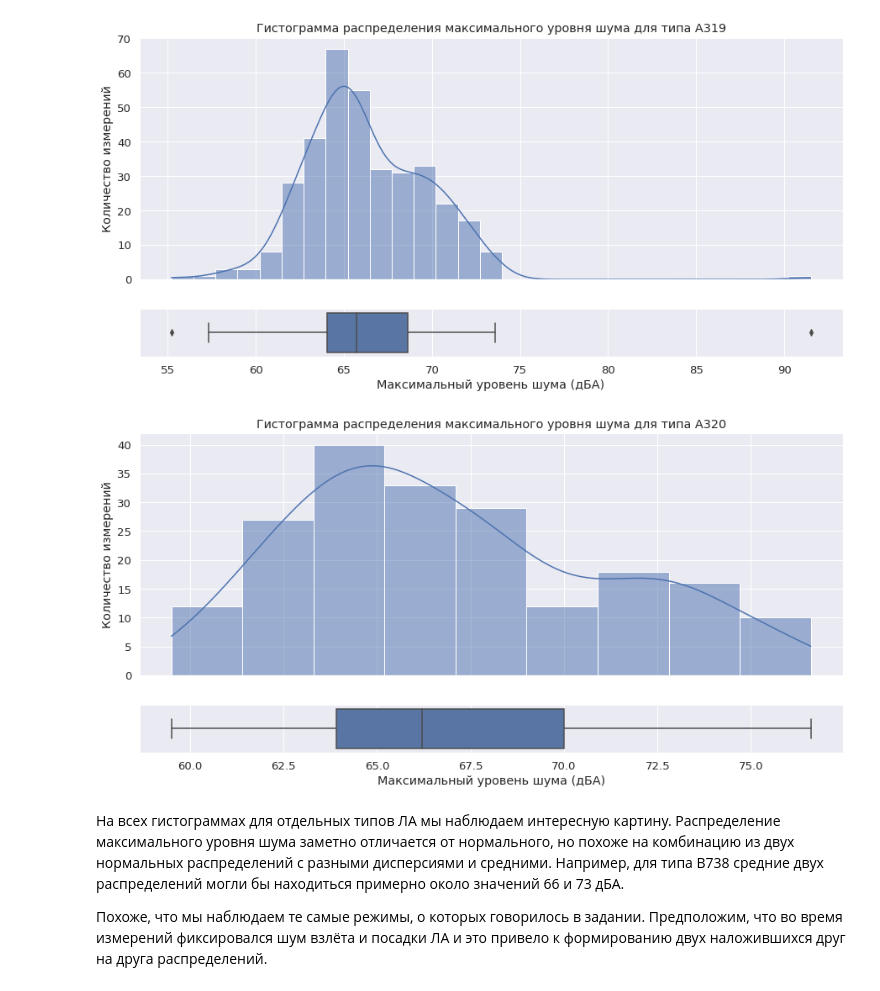
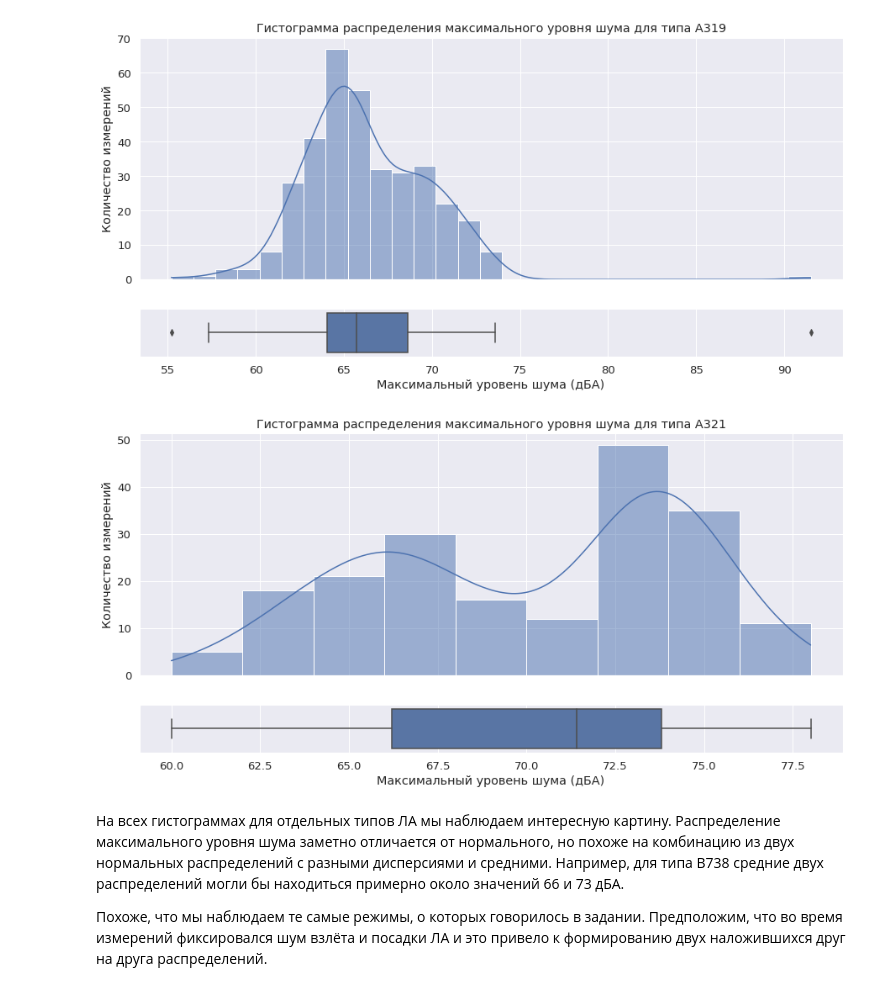
Before and after one commit to onixlas/DS_portfolio, a Jupyter notebook: DA_test_aircraft/test_aircraft_noise.ipynb, the cells around one changed output. Saved outputs shown, nothing was run; the diff lists cells and outputs as text; code cells hidden in the pictures.

```diff
--- a/DA_test_aircraft/test_aircraft_noise.ipynb
+++ b/DA_test_aircraft/test_aircraft_noise.ipynb
@@ -261,7 +261,7 @@ b735 = df[df['type'] == 'B735'].copy()
 # %%
 a319 = df[df['type'] == 'A319'].copy()
 # %%
-a320 = df[df['type'] == 'A320'].copy()
+a321 = df[df['type'] == 'A321'].copy()
 # %%
 _, [axs_hist, axs_box] = plt.subplots(2, 1,
                                      figsize=(15, 7),
@@ -313,15 +313,15 @@ box.set(xlabel='Максимальный уровень шума (дБА)');
 # %%
 _, [axs_hist, axs_box] = plt.subplots(2, 1,
                                      figsize=(15, 7),
                                      sharex=True,
                                      gridspec_kw=dict(height_ratios=[5,1]))
-hist = sns.histplot(data=a320, x='max_slow', kde=True, ax=axs_hist)
-box = sns.boxplot(data=a320, x='max_slow', orient='h', ax=axs_box)
-hist.set(title='Гистограмма распределения максимального уровня шума для типа A320',
+hist = sns.histplot(data=a321, x='max_slow', kde=True, ax=axs_hist)
+box = sns.boxplot(data=a321, x='max_slow', orient='h', ax=axs_box)
+hist.set(title='Гистограмма распределения максимального уровня шума для типа A321',
          ylabel='Количество измерений')
 box.set(xlabel='Максимальный уровень шума (дБА)');
 # %% [output]
-[figure, old version]
+[figure, new version]
 # %% [markdown]
 На всех гистограммах для отдельных типов ЛА мы наблюдаем интересную картину. Распределение максимального уровня шума заметно отличается от нормального, но похоже на комбинацию из двух нормальных распределений с разными дисперсиями и средними. Например, для типа B738 средние двух распределений могли бы находиться примерно около значений 66 и 73 дБА.
 
```
Also changed, not shown: parts of 3 cells of this notebook.
